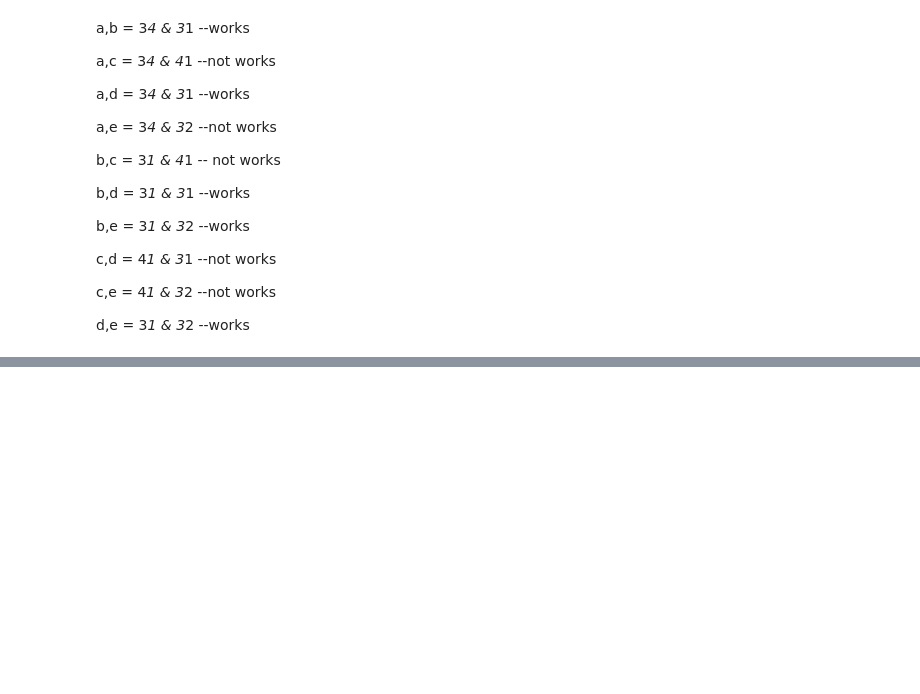
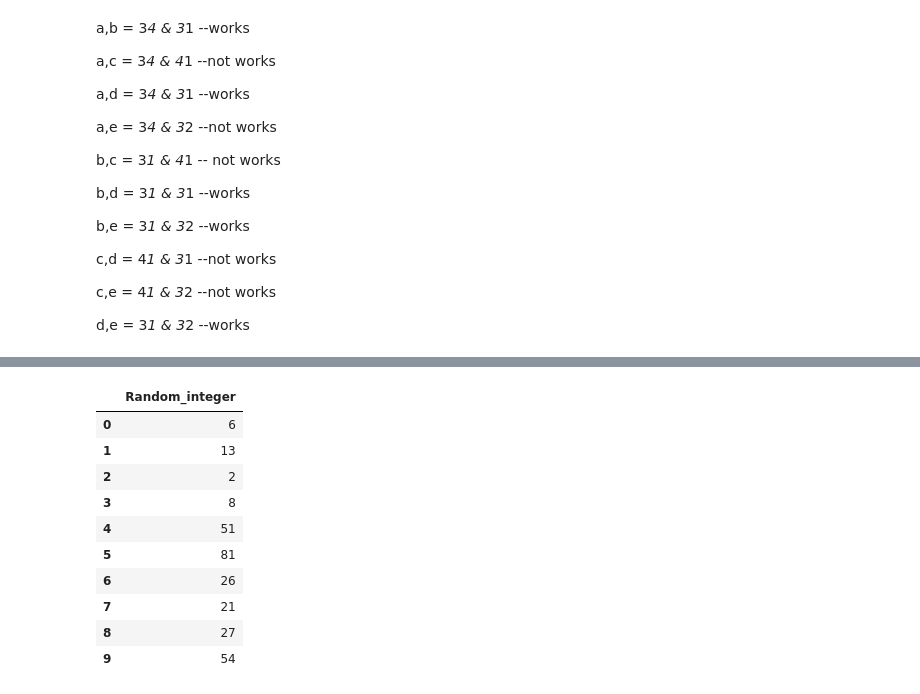
Before and after one commit to SurabhiSrivastav/Numpy_Pandas, a Jupyter notebook: Numpy&Pandas_Codebasics/Numpy.ipynb, the cells around one changed output, grey strips where cells are left out. Cells and saved outputs as stored; diff of their text form; code cells hidden in the pictures; blank space fills up the shorter version.

```diff
--- a/Numpy&Pandas_Codebasics/Numpy.ipynb
+++ b/Numpy&Pandas_Codebasics/Numpy.ipynb
@@ -681,0 +755,15 @@ d,e = 3*1 & 3*2 --works
+# %%
+rand_val = pd.DataFrame([random.randint(1,100) for _ in range(10)], columns=['Random_integer'])
+rand_val
+# %% [output]
+|  | Random_integer |
+| 0 | 6 |
+| 1 | 13 |
+| 2 | 2 |
+| 3 | 8 |
+| 4 | 51 |
+| 5 | 81 |
+| 6 | 26 |
+| 7 | 21 |
+| 8 | 27 |
+| 9 | 54 |
```
Also changed, not shown: parts of 10 cells of this notebook, 8 other files.
